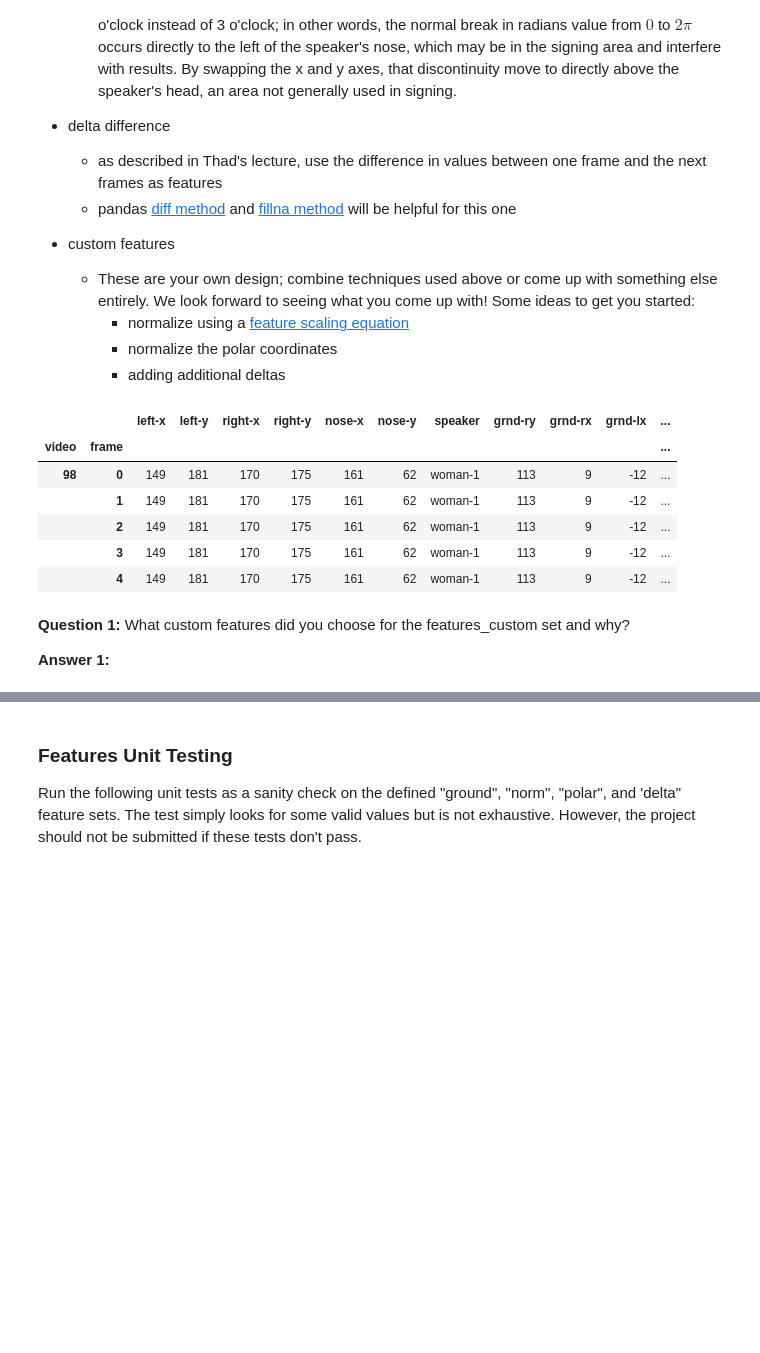
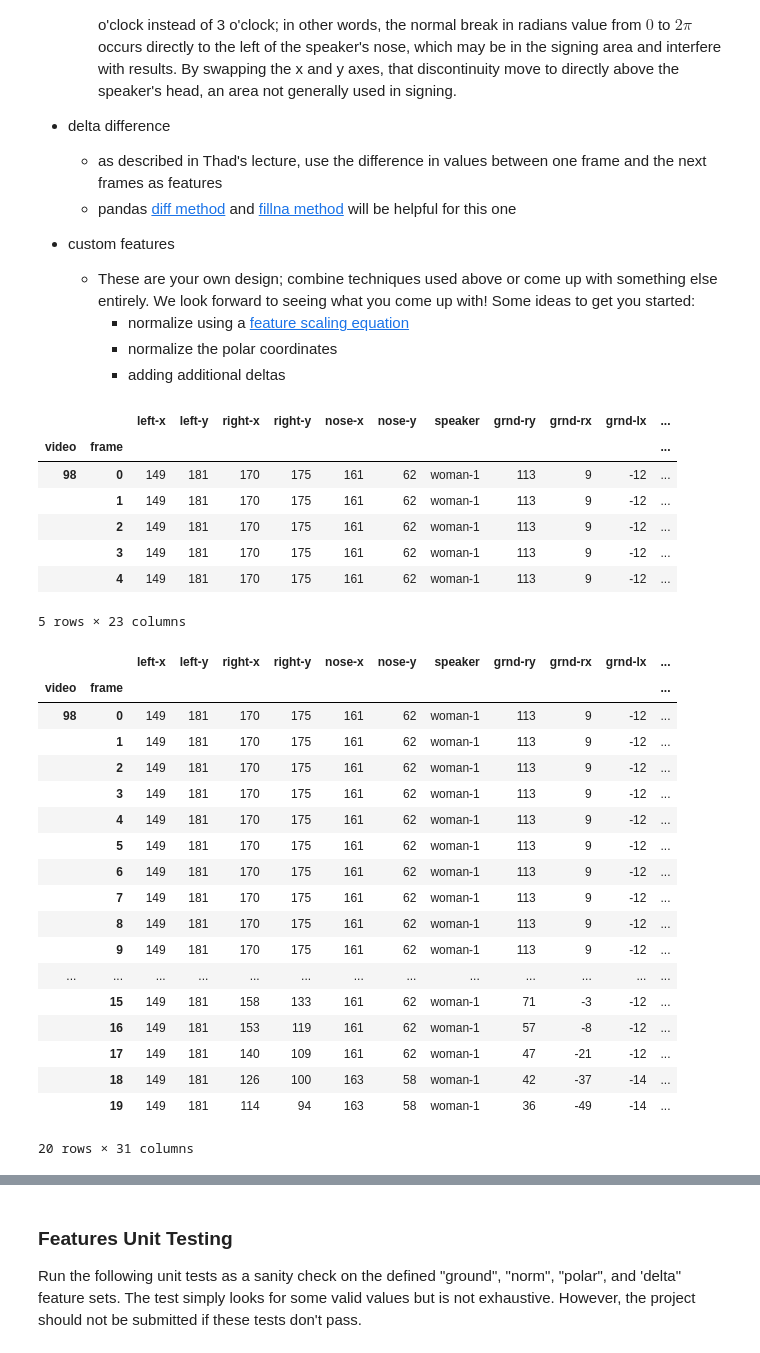
Before and after one commit to lasershow/AIND-Recognizer, a Jupyter notebook: asl_recognizer.ipynb, the cells around one changed output, grey strips where cells are left out. Cells and saved outputs as stored; diff of their text form; code cells hidden in the pictures; blank space fills up the shorter version.

```diff
--- a/asl_recognizer.ipynb
+++ b/asl_recognizer.ipynb
@@ -205,21 +211,19 @@ Implement four feature sets and answer the question that follows.
 # Name these 'norm-rx', 'norm-ry', 'norm-lx', and 'norm-ly'
 # using Z-score scaling (X-Xmean)/Xstd
 # http://sinhrks.hatenablog.com/entry/2015/06/18/221747
-norm_rx_mean = asl.df['right-x'].mean()
-norm_rx_std = asl.df['right-x'].std()
-asl.df['norm-rx'] = asl.df['right-x'].map(lambda x: (x-norm_rx_mean)/norm_rx_std)
+asl.df['left-y-mean']= asl.df['speaker'].map(df_means['left-y'])
+asl.df['right-x-mean']= asl.df['speaker'].map(df_means['right-x'])
+asl.df['right-y-mean']= asl.df['speaker'].map(df_means['right-y'])
 
-norm_ry_mean = asl.df['right-y'].mean()
-norm_ry_std = asl.df['right-y'].std()
-asl.df['norm-ry'] = asl.df['right-y'].map(lambda y: (y-norm_ry_mean)/norm_ry_std)
+asl.df['left-x-std']= asl.df['speaker'].map(df_std['left-x'])
+asl.df['left-y-std']= asl.df['speaker'].map(df_std['left-y'])
+asl.df['right-x-std']= asl.df['speaker'].map(df_std['right-x'])
+asl.df['right-y-std']= asl.df['speaker'].map(df_std['right-y'])
 
-norm_lx_mean = asl.df['left-x'].mean()
-norm_lx_std = asl.df['left-x'].std()
-asl.df['norm-lx'] = asl.df['left-x'].map(lambda x: (x-norm_lx_mean)/norm_lx_std)
-
-norm_ly_mean = asl.df['left-y'].mean()
-norm_ly_std = asl.df['left-y'].std()
-asl.df['norm-ly'] = asl.df['left-y'].map(lambda y: (y-norm_ly_mean)/norm_ly_std)
+asl.df['norm-rx'] = (asl.df['right-x'] - asl.df['right-x-mean']) / asl.df['right-x-std']
+asl.df['norm-ry'] = (asl.df['right-y'] - asl.df['right-y-mean']) / asl.df['right-y-std']
+asl.df['norm-lx'] = (asl.df['left-x'] - asl.df['left-x-mean']) / asl.df['left-x-std']
+asl.df['norm-ly'] = (asl.df['left-y'] - asl.df['left-y-mean']) / asl.df['left-y-std']
 
 features_norm = ['norm-rx', 'norm-ry', 'norm-lx','norm-ly']
 asl.df.head()
@@ -231,14 +235,47 @@ asl.df.head()
 |  | 2 | 149 | 181 | 170 | 175 | 161 | 62 | woman-1 | 113 | 9 | -12 | ... |
 |  | 3 | 149 | 181 | 170 | 175 | 161 | 62 | woman-1 | 113 | 9 | -12 | ... |
 |  | 4 | 149 | 181 | 170 | 175 | 161 | 62 | woman-1 | 113 | 9 | -12 | ... |
+5 rows × 23 columns
 # %%
 # TODO add features for polar coordinate values where the nose is the origin
 # Name these 'polar-rr', 'polar-rtheta', 'polar-lr', and 'polar-ltheta'
 # Note that 'polar-rr' and 'polar-rtheta' refer to the radius and angle
 
+asl.df['polar-rr'] = np.sqrt(asl.df['grnd-rx'] * asl.df['grnd-rx'] + asl.df['grnd-ry'] * asl.df['grnd-ry'])
+asl.df['polar-rtheta'] = np.arctan2(asl.df['grnd-rx'], asl.df['grnd-ry'])
+asl.df['polar-lr'] = np.sqrt(asl.df['grnd-lx'] * asl.df['grnd-lx'] + asl.df['grnd-ly'] * asl.df['grnd-ly'])
+asl.df['polar-ltheta'] = np.arctan2(asl.df['grnd-lx'], asl.df['grnd-ly'])
+
 features_polar = ['polar-rr', 'polar-rtheta', 'polar-lr', 'polar-ltheta']
 # %%
 # TODO add features for left, right, x, y differences by one time step, i.e. the "delta" values discussed in the lecture
 # Name these 'delta-rx', 'delta-ry', 'delta-lx', and 'delta-ly'
 
+asl.df['delta-rx'] = asl.df['right-x'].diff().fillna(0)
+asl.df['delta-ry'] = asl.df['right-y'].diff().fillna(0)
+asl.df['delta-lx'] = asl.df['left-x'].diff().fillna(0)
+asl.df['delta-ly'] = asl.df['left-y'].diff().fillna(0)
+
 features_delta = ['delta-rx', 'delta-ry', 'delta-lx', 'delta-ly']
+
+asl.df.head(20)
+# %% [output]
+|  |  | left-x | left-y | right-x | right-y | nose-x | nose-y | speaker | grnd-ry | grnd-rx | grnd-lx | ... |
+| video | frame |  |  |  |  |  |  |  |  |  |  | ... |
+| 98 | 0 | 149 | 181 | 170 | 175 | 161 | 62 | woman-1 | 113 | 9 | -12 | ... |
+|  | 1 | 149 | 181 | 170 | 175 | 161 | 62 | woman-1 | 113 | 9 | -12 | ... |
+|  | 2 | 149 | 181 | 170 | 175 | 161 | 62 | woman-1 | 113 | 9 | -12 | ... |
+|  | 3 | 149 | 181 | 170 | 175 | 161 | 62 | woman-1 | 113 | 9 | -12 | ... |
+|  | 4 | 149 | 181 | 170 | 175 | 161 | 62 | woman-1 | 113 | 9 | -12 | ... |
+|  | 5 | 149 | 181 | 170 | 175 | 161 | 62 | woman-1 | 113 | 9 | -12 | ... |
+|  | 6 | 149 | 181 | 170 | 175 | 161 | 62 | woman-1 | 113 | 9 | -12 | ... |
+|  | 7 | 149 | 181 | 170 | 175 | 161 | 62 | woman-1 | 113 | 9 | -12 | ... |
+|  | 8 | 149 | 181 | 170 | 175 | 161 | 62 | woman-1 | 113 | 9 | -12 | ... |
+|  | 9 | 149 | 181 | 170 | 175 | 161 | 62 | woman-1 | 113 | 9 | -12 | ... |
+| ... | ... | ... | ... | ... | ... | ... | ... | ... | ... | ... | ... | ... |
+|  | 15 | 149 | 181 | 158 | 133 | 161 | 62 | woman-1 | 71 | -3 | -12 | ... |
+|  | 16 | 149 | 181 | 153 | 119 | 161 | 62 | woman-1 | 57 | -8 | -12 | ... |
+|  | 17 | 149 | 181 | 140 | 109 | 161 | 62 | woman-1 | 47 | -21 | -12 | ... |
+|  | 18 | 149 | 181 | 126 | 100 | 163 | 58 | woman-1 | 42 | -37 | -14 | ... |
+|  | 19 | 149 | 181 | 114 | 94 | 163 | 58 | woman-1 | 36 | -49 | -14 | ... |
+20 rows × 31 columns
@@ -250,4 +281,0 @@ features_delta = ['delta-rx', 'delta-ry', 'delta-lx', 'delta-ly']
-# %% [markdown]
-**Question 1:**  What custom features did you choose for the features_custom set and why?
-
-**Answer 1:**
```
Also changed, not shown: parts of 12 cells of this notebook.
